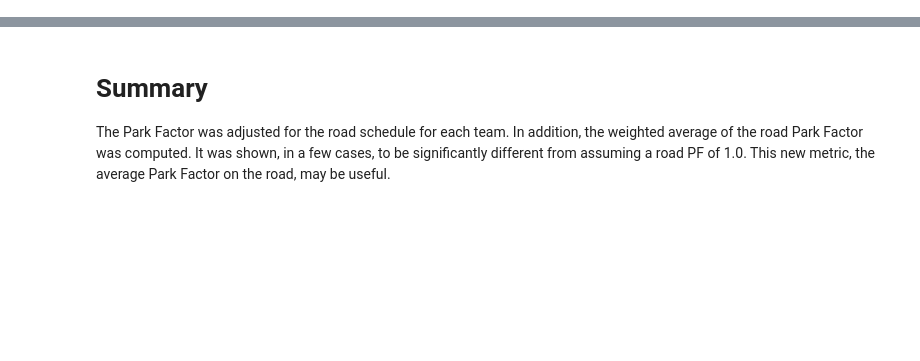
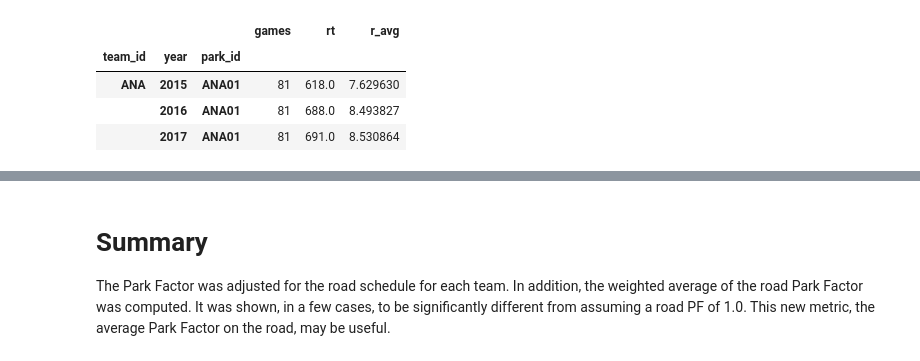
Before and after one commit to sdiehl28/baseball-analytics, a Jupyter notebook: baseball_jupyter_nb/03b_ParkFactor_CSV.ipynb, the cells around one changed output, grey strips where cells are left out. Saved outputs shown, nothing was run; the diff lists cells and outputs as text; code cells hidden in the pictures; blank space fills up the shorter version.

```diff
--- a/baseball_jupyter_nb/03b_ParkFactor_CSV.ipynb
+++ b/baseball_jupyter_nb/03b_ParkFactor_CSV.ipynb
@@ -465,0 +133,9 @@ Name: pf_avg_road, dtype: float64
+# %%
+def create_home_parks_runs(runs_total):
+    """Similar to create_home_parks, except it has runs total and averge runs per game."""
+
+    hp = runs_total.query('rank == 1').copy()
+    hp = hp.drop(columns='rank')
+    hp['r_avg'] = hp['rt'] / hp['games']
+
+    return hp
@@ -465,0 +199,8 @@ Name: pf_avg_road, dtype: float64
+# %%
+home_parks_runs.head(3)
+# %% [output]
+|  |  |  | games | rt | r_avg |
+| team_id | year | park_id |  |  |  |
+| ANA | 2015 | ANA01 | 81 | 618.0 | 7.629630 |
+|  | 2016 | ANA01 | 81 | 688.0 | 8.493827 |
+|  | 2017 | ANA01 | 81 | 691.0 | 8.530864 |
```
Also changed, not shown: parts of 94 cells of this notebook.
